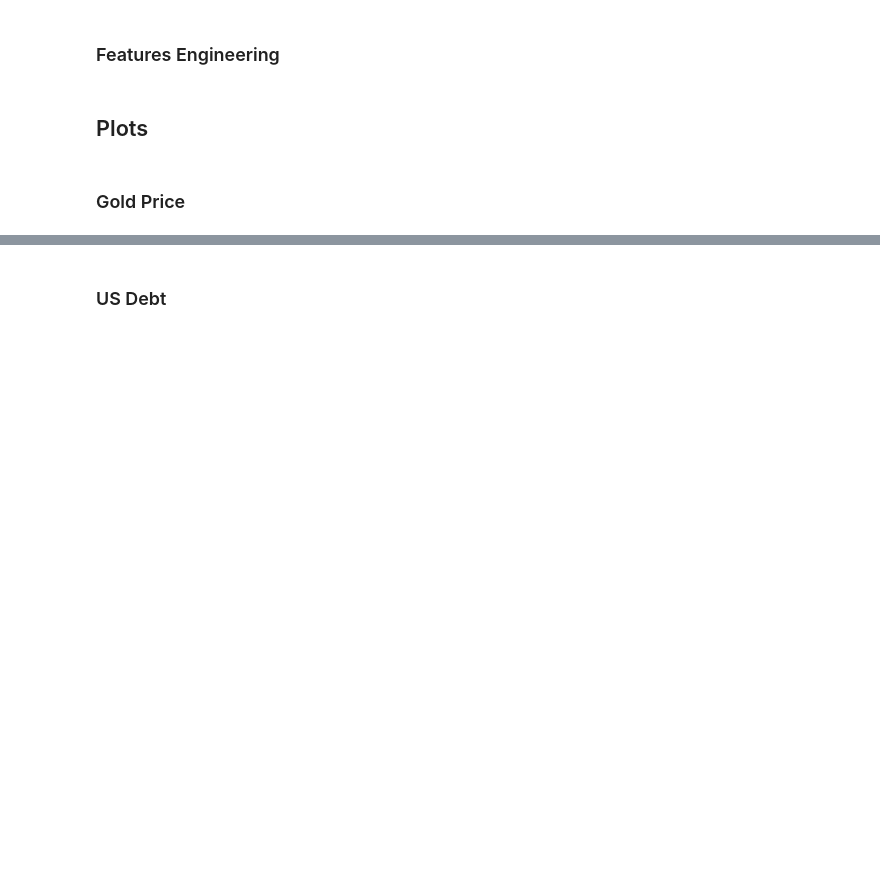
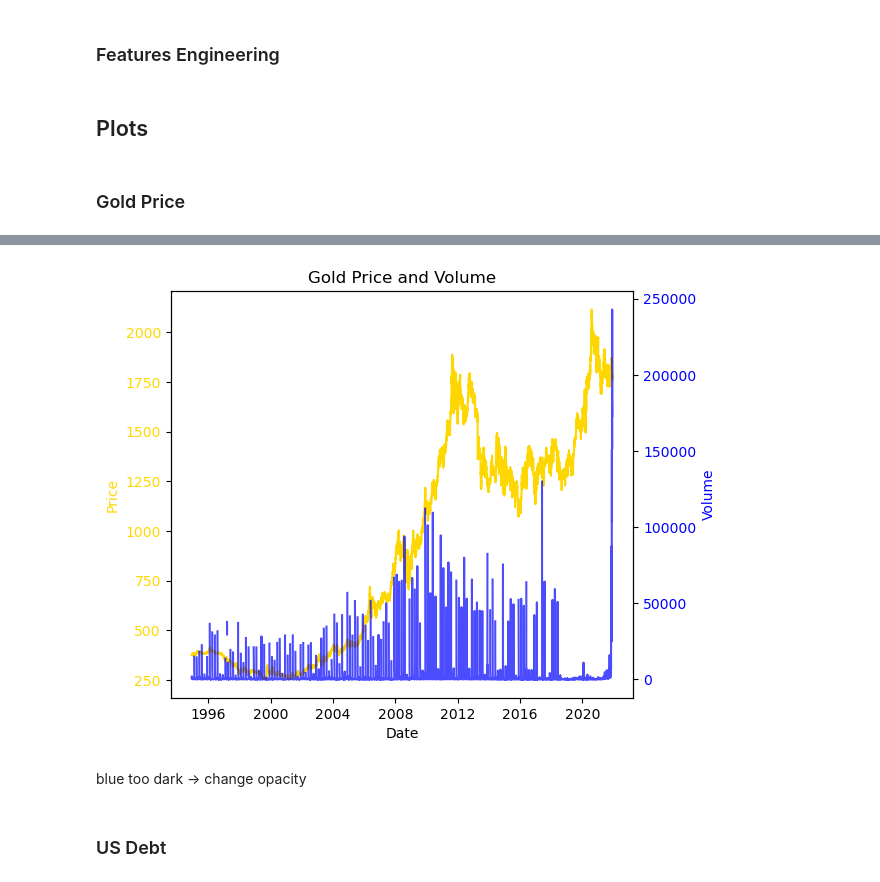
Before and after one commit to pafruchtenreich/ML_for_finance, a Jupyter notebook: notebook.ipynb, the cells around one changed output, grey strips where cells are left out. Drawn from its saved outputs; the diff is of its cells as text; code cells hidden in the pictures; blank space fills up the shorter version.

```diff
--- a/notebook.ipynb
+++ b/notebook.ipynb
@@ -159,23 +181,27 @@ plt.show()
 # %%
 # plot the gold_data_2 price with volume
 fig, ax1 = plt.subplots()
 
 color = 'tab:red'
 ax1.set_xlabel('Date')
 ax1.set_ylabel('Price', color='gold')
 ax1.plot(gold_data_2.index, gold_data_2['Price'], color='gold')
 ax1.tick_params(axis='y', labelcolor='gold')
 
 ax2 = ax1.twinx()  # instantiate a second axes that shares the same x-axis
 
 color = 'tab:blue'
 ax2.set_ylabel('Volume', color='blue')  # we already handled the x-label with ax1
-ax2.plot(gold_data_2.index, gold_data_2['Volume'], color='blue')
+ax2.plot(gold_data_2.index, gold_data_2['Volume'], color='blue', alpha=0.7)
 ax2.tick_params(axis='y', labelcolor='blue')
 
 fig.tight_layout()  # otherwise the right y-label is slightly clipped
 plt.title('Gold Price and Volume')
 plt.show()
+# %% [output]
+[figure, added]
+# %% [markdown]
+blue too dark -> change opacity
 # %% [markdown]
 ### US Debt
 # %%
```
Also changed, not shown: parts of 28 cells of this notebook.
